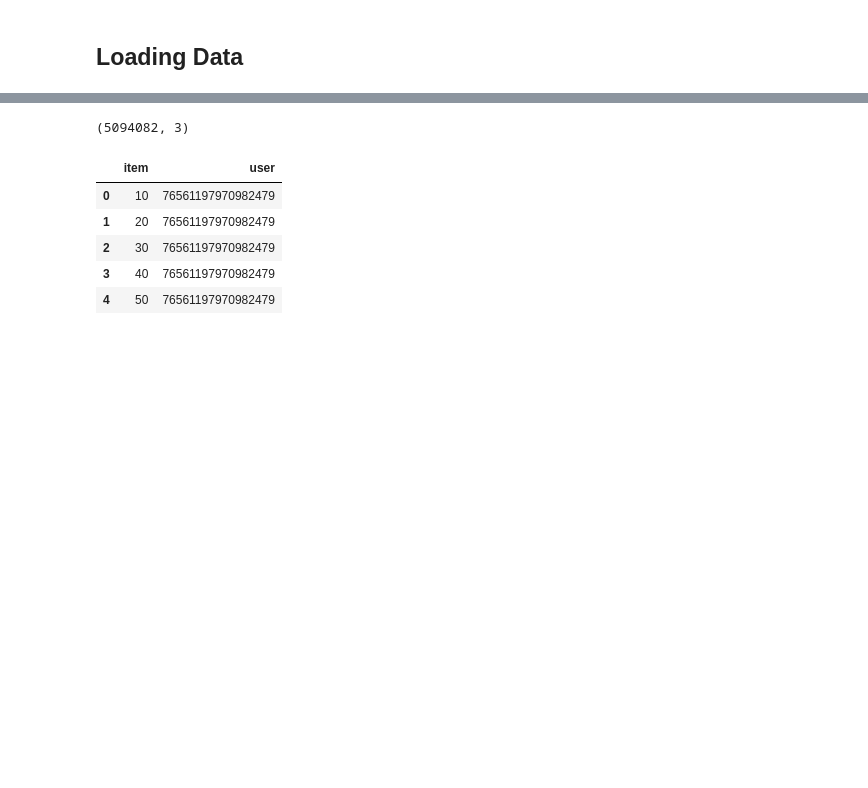
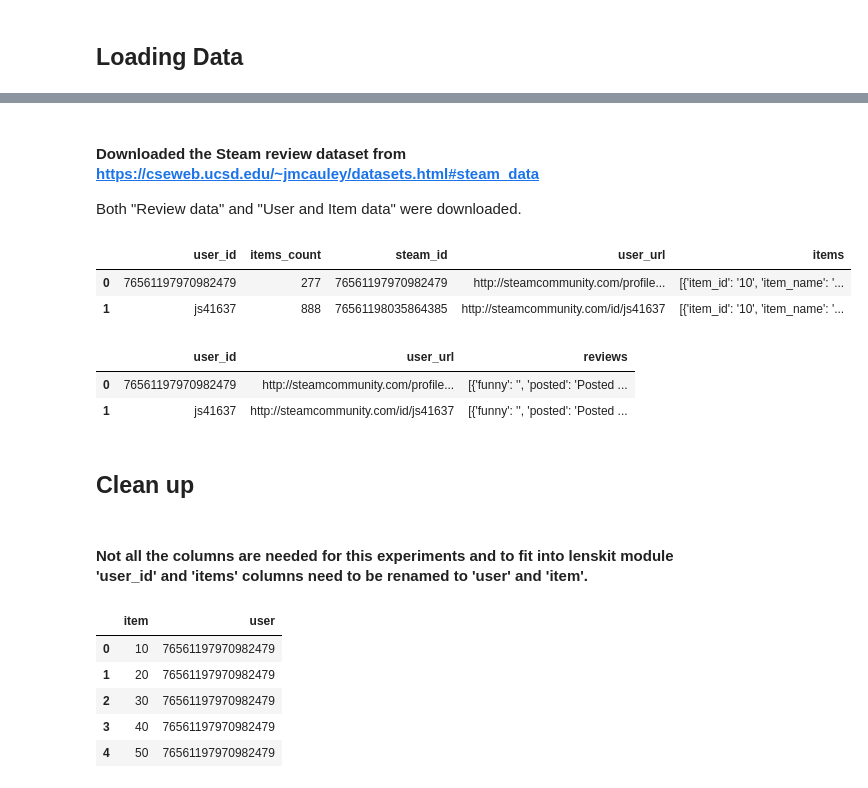
Before and after one commit to amprova/CompExam_Artifact, a Jupyter notebook: Recommendation and Evaluation.ipynb, the cells around one changed output, grey strips where cells are left out. Cells and saved outputs as stored; diff of their text form; code cells hidden in the pictures; blank space fills up the shorter version.

```diff
--- a/Recommendation and Evaluation.ipynb
+++ b/Recommendation and Evaluation.ipynb
@@ -39,6 +29,3 @@ game_reviews.head()
-# %%
-user_game = open("pickle/user_games.pickle","rb")
-user_games = pickle.load(user_game)
-user_games.shape
-# %% [output]
-(5094082, 3)
+# %% [markdown]
+#### Downloaded the Steam review dataset from https://cseweb.ucsd.edu/~jmcauley/datasets.html#steam_data
+Both "Review data" and "User and Item data" were downloaded.
@@ -44,0 +39,6 @@ user_games.shape
+# %%
+user_records.head(2)
+# %% [output]
+|  | user_id | items_count | steam_id | user_url | items |
+| 0 | 76561197970982479 | 277 | 76561197970982479 | http://steamcommunity.com/profile... | [{'item_id': '10', 'item_name': '... |
+| 1 | js41637 | 888 | 76561198035864385 | http://steamcommunity.com/id/js41637 | [{'item_id': '10', 'item_name': '... |
@@ -44,0 +49,10 @@ user_games.shape
+# %%
+user_reviews.head(2)
+# %% [output]
+|  | user_id | user_url | reviews |
+| 0 | 76561197970982479 | http://steamcommunity.com/profile... | [{'funny': '', 'posted': 'Posted ... |
+| 1 | js41637 | http://steamcommunity.com/id/js41637 | [{'funny': '', 'posted': 'Posted ... |
+# %% [markdown]
+## Clean up
+# %% [markdown]
+#### Not all the columns are needed for this experiments and to fit into lenskit module 'user_id' and 'items' columns need to be renamed to 'user' and 'item'.
```
Also changed, not shown: parts of 13 cells of this notebook, 3 other files.
